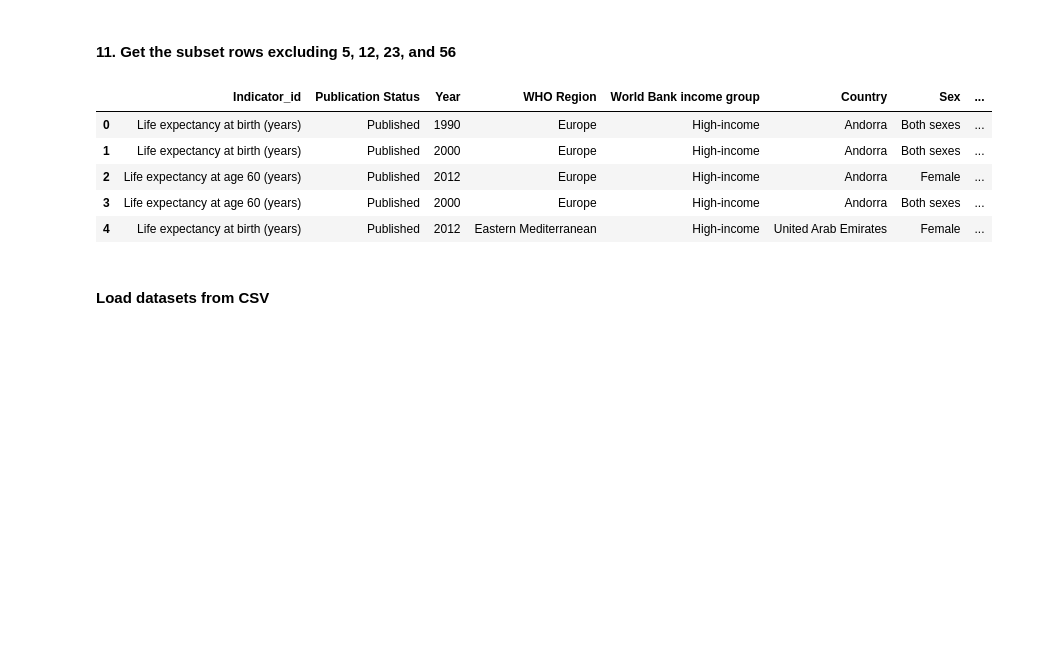
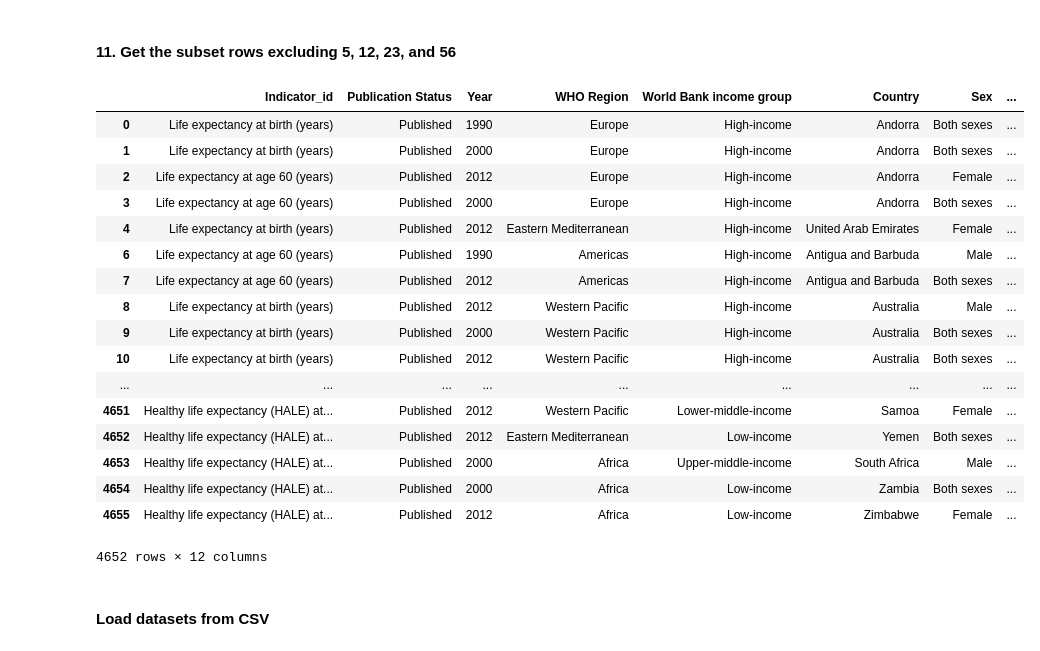
Before and after one commit to selvamj1996/Session-8-Assignment, a Jupyter notebook: Project 1.ipynb, the cells around one changed output. Saved outputs shown, nothing was run; the diff lists cells and outputs as text; code cells hidden in the pictures; blank space fills up the shorter version.

```diff
--- a/Project 1.ipynb
+++ b/Project 1.ipynb
@@ -156,14 +150,26 @@ df.iloc[[11,24,37]]
 # %% [markdown]
 #### 11. Get the subset rows excluding 5, 12, 23, and 56
 # %%
-df.drop([5,12,23,56], axis=0).head()
+df[~df.index.isin([5,12,23,56])]
 # %% [output]
 |  | Indicator_id | Publication Status | Year | WHO Region | World Bank income group | Country | Sex | ... |
 | 0 | Life expectancy at birth (years) | Published | 1990 | Europe | High-income | Andorra | Both sexes | ... |
 | 1 | Life expectancy at birth (years) | Published | 2000 | Europe | High-income | Andorra | Both sexes | ... |
 | 2 | Life expectancy at age 60 (years) | Published | 2012 | Europe | High-income | Andorra | Female | ... |
 | 3 | Life expectancy at age 60 (years) | Published | 2000 | Europe | High-income | Andorra | Both sexes | ... |
 | 4 | Life expectancy at birth (years) | Published | 2012 | Eastern Mediterranean | High-income | United Arab Emirates | Female | ... |
+| 6 | Life expectancy at age 60 (years) | Published | 1990 | Americas | High-income | Antigua and Barbuda | Male | ... |
+| 7 | Life expectancy at age 60 (years) | Published | 2012 | Americas | High-income | Antigua and Barbuda | Both sexes | ... |
+| 8 | Life expectancy at birth (years) | Published | 2012 | Western Pacific | High-income | Australia | Male | ... |
+| 9 | Life expectancy at birth (years) | Published | 2000 | Western Pacific | High-income | Australia | Both sexes | ... |
+| 10 | Life expectancy at birth (years) | Published | 2012 | Western Pacific | High-income | Australia | Both sexes | ... |
+| ... | ... | ... | ... | ... | ... | ... | ... | ... |
+| 4651 | Healthy life expectancy (HALE) at... | Published | 2012 | Western Pacific | Lower-middle-income | Samoa | Female | ... |
+| 4652 | Healthy life expectancy (HALE) at... | Published | 2012 | Eastern Mediterranean | Low-income | Yemen | Both sexes | ... |
+| 4653 | Healthy life expectancy (HALE) at... | Published | 2000 | Africa | Upper-middle-income | South Africa | Male | ... |
+| 4654 | Healthy life expectancy (HALE) at... | Published | 2000 | Africa | Low-income | Zambia | Both sexes | ... |
+| 4655 | Healthy life expectancy (HALE) at... | Published | 2012 | Africa | Low-income | Zimbabwe | Female | ... |
+4652 rows × 12 columns
 # %% [markdown]
 #### Load datasets from CSV
 # %%
```
Also changed, not shown: parts of 8 cells of this notebook.
